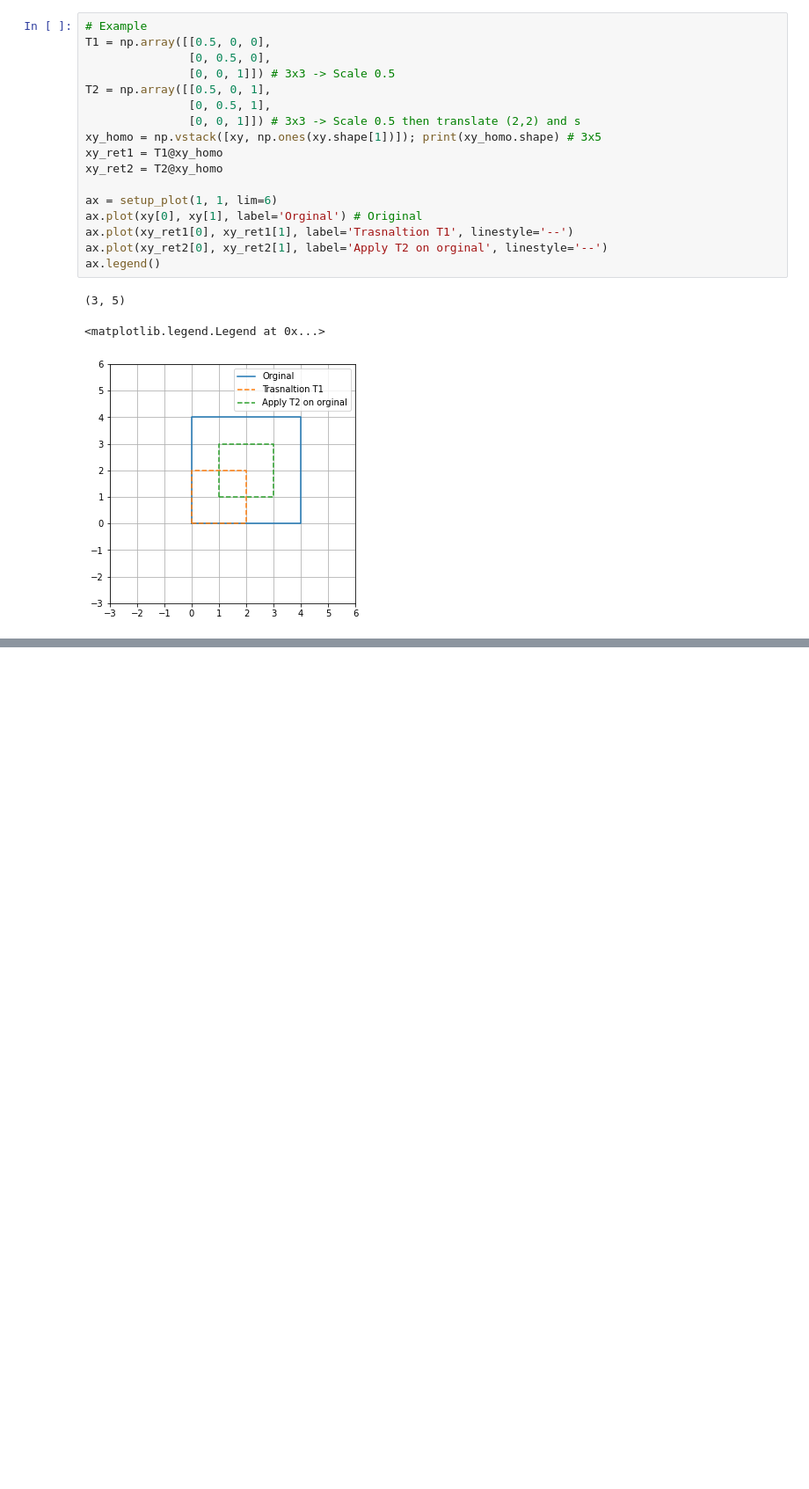
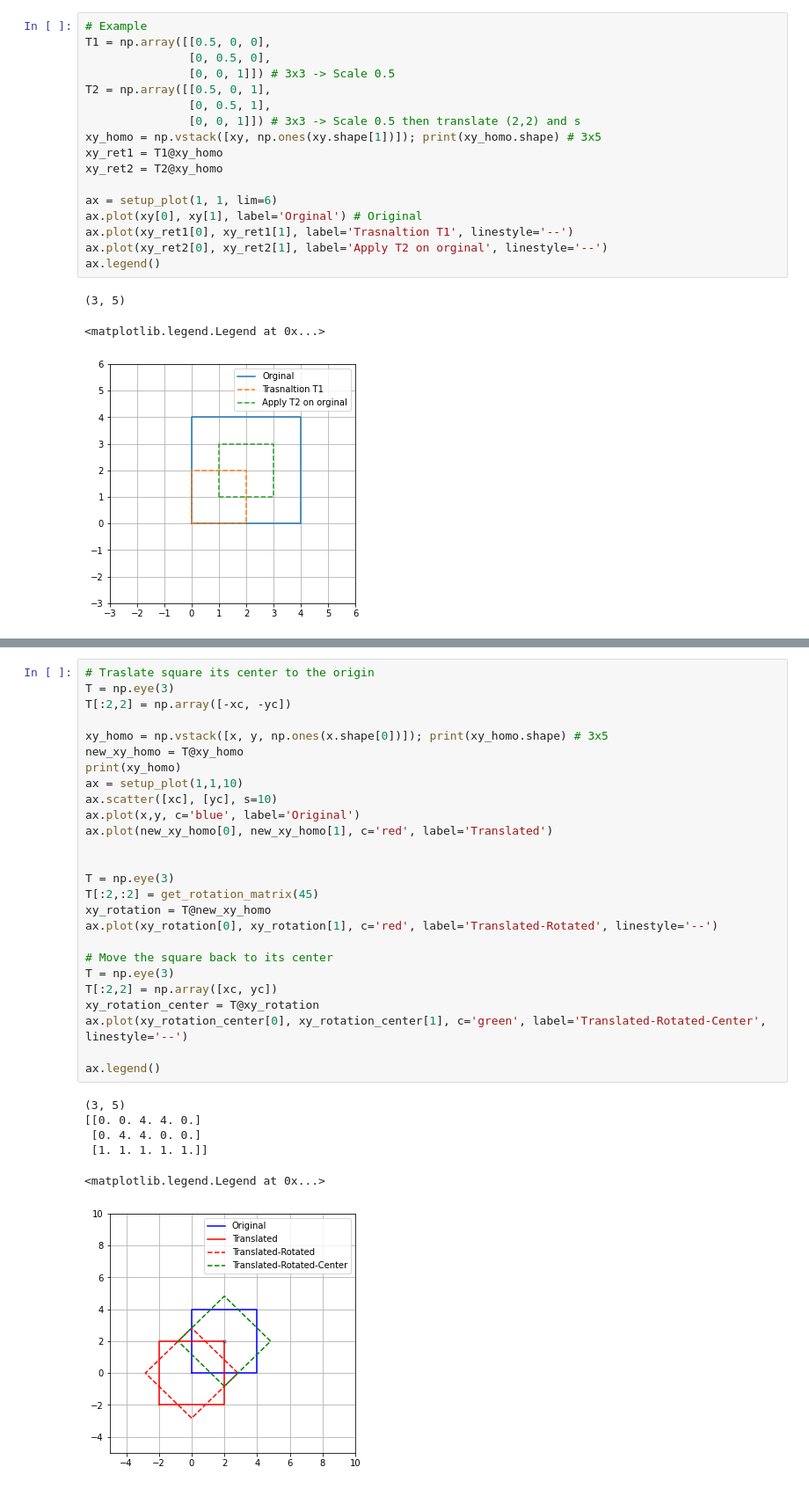
Before and after one commit to tuantdang/computer_graphics, a Jupyter notebook: lectures/w01_transformation_2D.ipynb, the cells around one changed output, grey strips where cells are left out. Shown at 88% size. Cells and saved outputs as stored; diff of their text form; blank space fills up the shorter version.

```diff
--- a/lectures/w01_transformation_2D.ipynb
+++ b/lectures/w01_transformation_2D.ipynb
@@ -332,0 +372,33 @@ ax.legend()
+# %%
+# Traslate square its center to the origin
+T = np.eye(3)
+T[:2,2] = np.array([-xc, -yc])
+
+xy_homo = np.vstack([x, y, np.ones(x.shape[0])]); print(xy_homo.shape) # 3x5
+new_xy_homo = T@xy_homo
+print(xy_homo)
+ax = setup_plot(1,1,10)
+ax.scatter([xc], [yc], s=10)
+ax.plot(x,y, c='blue', label='Original')
+ax.plot(new_xy_homo[0], new_xy_homo[1], c='red', label='Translated')
+
+
+T = np.eye(3)
+T[:2,:2] = get_rotation_matrix(45)
+xy_rotation = T@new_xy_homo
+ax.plot(xy_rotation[0], xy_rotation[1], c='red', label='Translated-Rotated', linestyle='--')
+
+# Move the square back to its center
+T = np.eye(3)
+T[:2,2] = np.array([xc, yc])
+xy_rotation_center = T@xy_rotation
+ax.plot(xy_rotation_center[0], xy_rotation_center[1], c='green', label='Translated-Rotated-Center', linestyle='--')
+
+ax.legend()
+# %% [output]
+(3, 5)
+[[0. 0. 4. 4. 0.]
+ [0. 4. 4. 0. 0.]
+ [1. 1. 1. 1. 1.]]
+<matplotlib.legend.Legend at 0x...>
+[figure, added]
```
Also changed, not shown: parts of 6 cells of this notebook.
